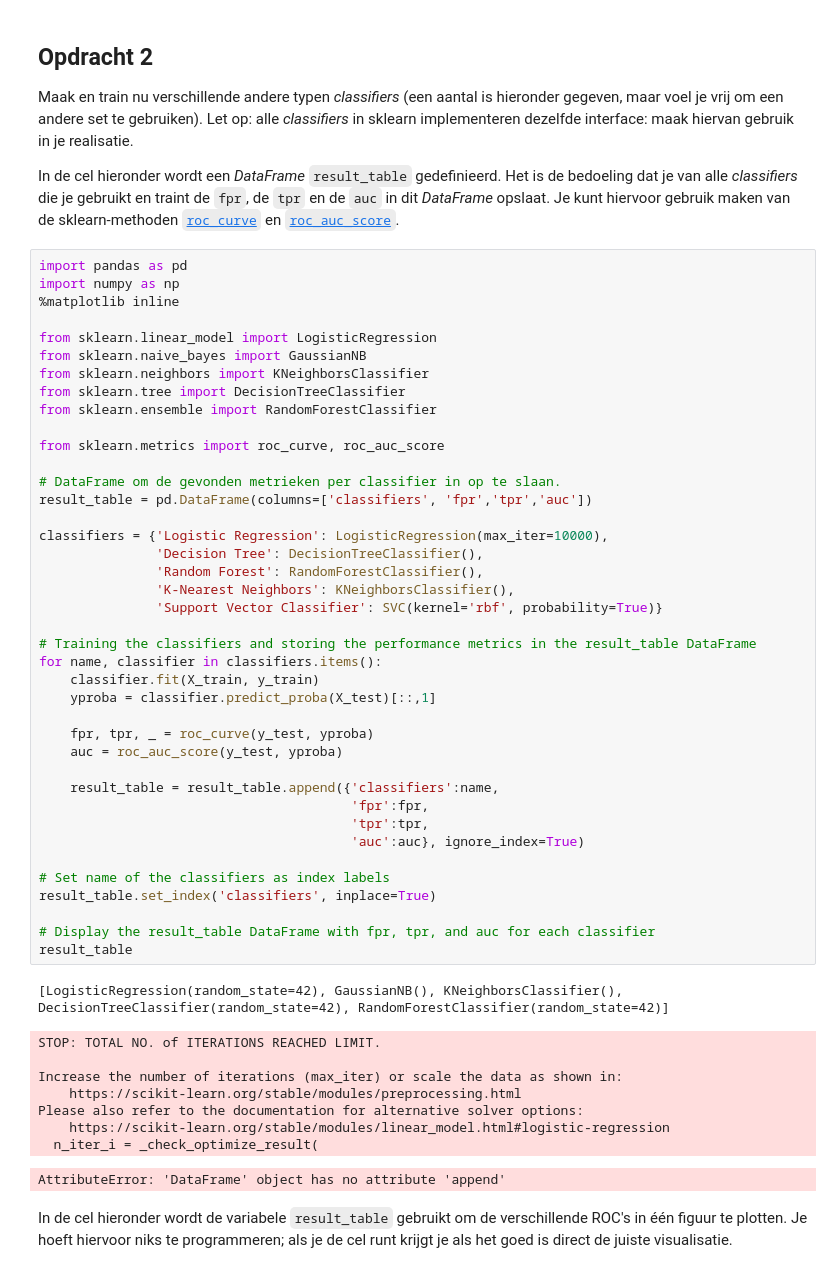
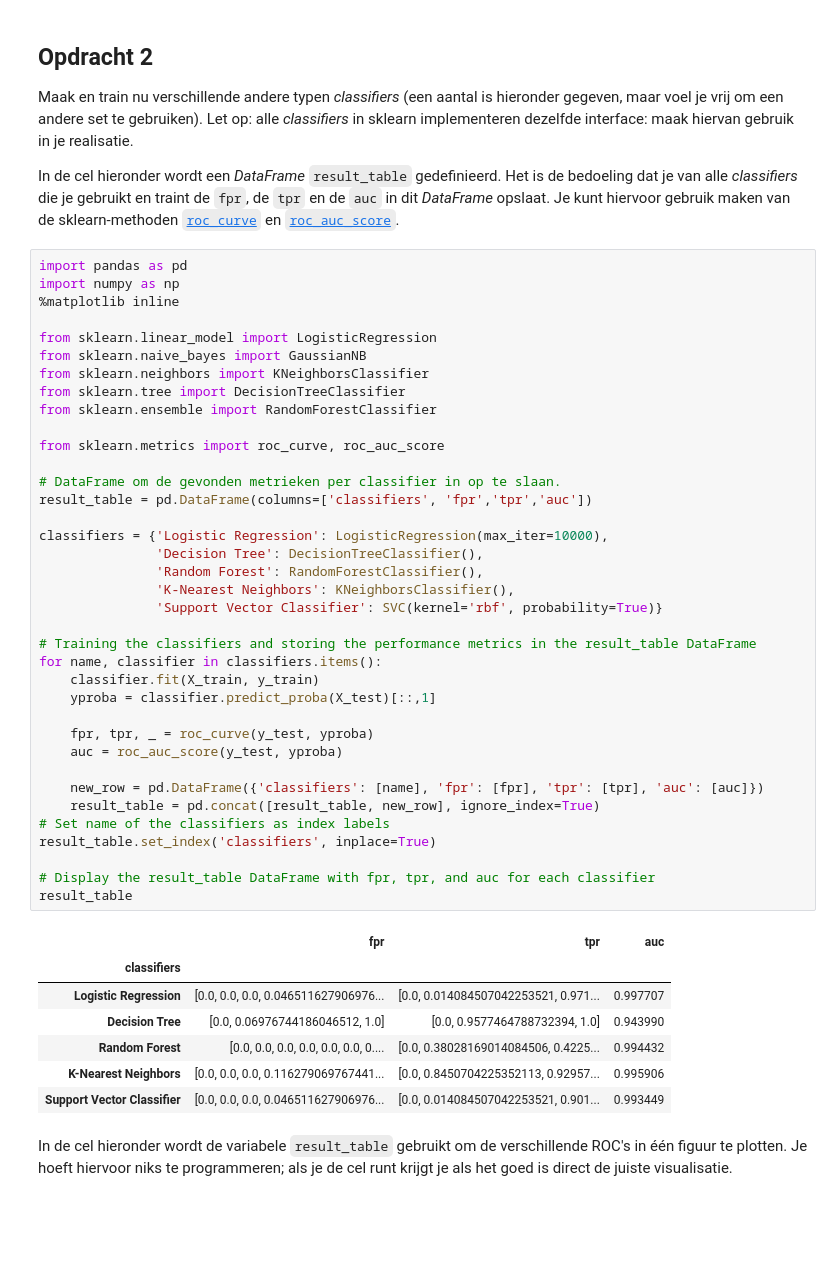
Before and after one commit to nikvdree/ml_colinik, a Jupyter notebook: Week3/Opdracht model-evaluatie.ipynb, the cells around one changed output. Cells and saved outputs as stored; diff of their text form; blank space fills up the shorter version.

```diff
--- a/Week3/Opdracht model-evaluatie.ipynb
+++ b/Week3/Opdracht model-evaluatie.ipynb
@@ -149,47 +149,42 @@ from sklearn.linear_model import LogisticRegression
 from sklearn.naive_bayes import GaussianNB
 from sklearn.neighbors import KNeighborsClassifier
 from sklearn.tree import DecisionTreeClassifier
 from sklearn.ensemble import RandomForestClassifier
 
 from sklearn.metrics import roc_curve, roc_auc_score
 
 # DataFrame om de gevonden metrieken per classifier in op te slaan.
 result_table = pd.DataFrame(columns=['classifiers', 'fpr','tpr','auc'])
 
 classifiers = {'Logistic Regression': LogisticRegression(max_iter=10000),
                'Decision Tree': DecisionTreeClassifier(),
                'Random Forest': RandomForestClassifier(),
                'K-Nearest Neighbors': KNeighborsClassifier(),
                'Support Vector Classifier': SVC(kernel='rbf', probability=True)}
 
 # Training the classifiers and storing the performance metrics in the result_table DataFrame
 for name, classifier in classifiers.items():
     classifier.fit(X_train, y_train)
     yproba = classifier.predict_proba(X_test)[::,1]
 
     fpr, tpr, _ = roc_curve(y_test, yproba)
     auc = roc_auc_score(y_test, yproba)
 
-    result_table = result_table.append({'classifiers':name,
-                                        'fpr':fpr,
-                                        'tpr':tpr,
-                                        'auc':auc}, ignore_index=True)
-
+    new_row = pd.DataFrame({'classifiers': [name], 'fpr': [fpr], 'tpr': [tpr], 'auc': [auc]})
+    result_table = pd.concat([result_table, new_row], ignore_index=True)
 # Set name of the classifiers as index labels
 result_table.set_index('classifiers', inplace=True)
 
 # Display the result_table DataFrame with fpr, tpr, and auc for each classifier
 result_table
 # %% [output]
-[LogisticRegression(random_state=42), GaussianNB(), KNeighborsClassifier(), DecisionTreeClassifier(random_state=42), RandomForestClassifier(random_state=42)]
-STOP: TOTAL NO. of ITERATIONS REACHED LIMIT.
-
-Increase the number of iterations (max_iter) or scale the data as shown in:
-    https://scikit-learn.org/stable/modules/preprocessing.html
-Please also refer to the documentation for alternative solver options:
-    https://scikit-learn.org/stable/modules/linear_model.html#logistic-regression
-  n_iter_i = _check_optimize_result(
-AttributeError: 'DataFrame' object has no attribute 'append'
+|  | fpr | tpr | auc |
+| classifiers |  |  |  |
+| Logistic Regression | [0.0, 0.0, 0.0, 0.046511627906976... | [0.0, 0.014084507042253521, 0.971... | 0.997707 |
+| Decision Tree | [0.0, 0.06976744186046512, 1.0] | [0.0, 0.9577464788732394, 1.0] | 0.943990 |
+| Random Forest | [0.0, 0.0, 0.0, 0.0, 0.0, 0.0, 0.... | [0.0, 0.38028169014084506, 0.4225... | 0.994432 |
+| K-Nearest Neighbors | [0.0, 0.0, 0.0, 0.116279069767441... | [0.0, 0.8450704225352113, 0.92957... | 0.995906 |
+| Support Vector Classifier | [0.0, 0.0, 0.0, 0.046511627906976... | [0.0, 0.014084507042253521, 0.901... | 0.993449 |
 # %% [markdown]
 In de cel hieronder wordt de variabele `result_table` gebruikt om de verschillende ROC's in één figuur te plotten. Je hoeft hiervoor niks te programmeren; als je de cel runt krijgt je als het goed is direct de juiste visualisatie.
 # %% [markdown]
```
Also changed, not shown: parts of 1 cell of this notebook.
